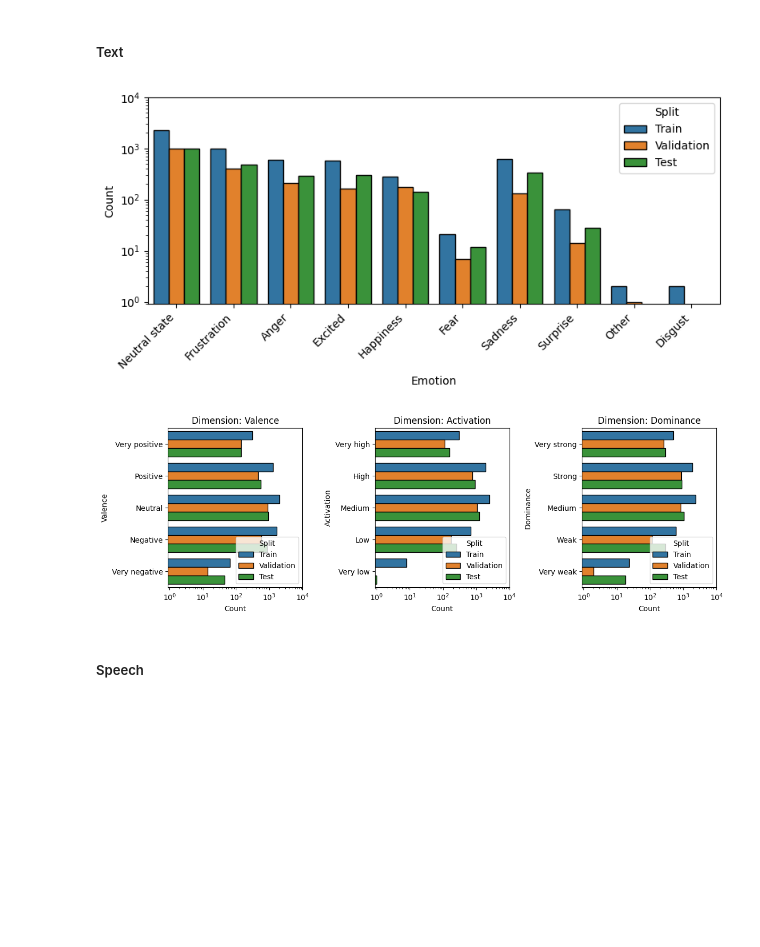
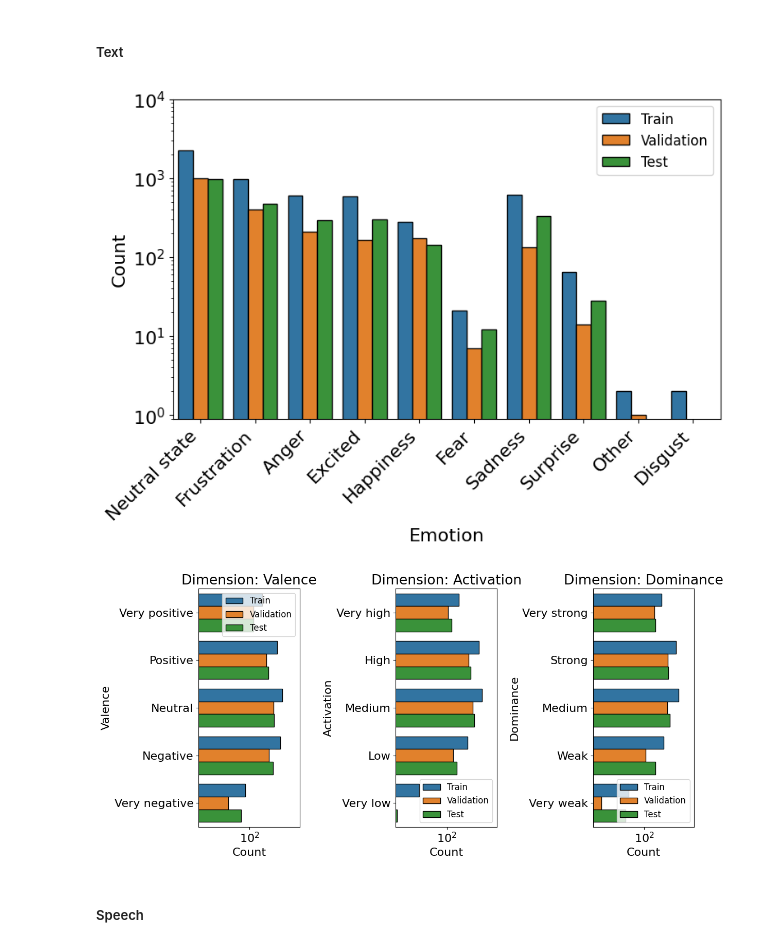
Before and after one commit to vincenzo-scotti/programmable_chatbot, a Jupyter notebook: notebooks/data.ipynb, the cells around one changed output. Cells and saved outputs as stored; diff of their text form; code cells hidden in the pictures; blank space fills up the shorter version.

```diff
--- a/notebooks/data.ipynb
+++ b/notebooks/data.ipynb
@@ -14,5 +15,7 @@ import pandas as pd
 from matplotlib import pyplot as plt
 import seaborn as sns
+# %%
+matplotlib.rcParams.update({'font.size': 16})
 # %%
 from transformers import AutoTokenizer
 # %%
@@ -260,23 +266,24 @@ tmp_df = pd.DataFrame(
     columns=COLUMNS_IEMOCAP
 )
 # %%
-fig = plt.figure(figsize=(8, 4))
+fig = plt.figure(figsize=(8, 6))
 sns.countplot(data=tmp_df, x='Emotion', hue='Split', linewidth=1., edgecolor='0')
 plt.xticks(rotation=45, ha='right')
 plt.yscale('log')
 plt.ylim([0.9, 1e4])
 plt.ylabel('Count')
+plt.legend(loc='best', fontsize=12)
 plt.tight_layout()
 plt.show()
 # %% [output]
-[figure, old version]
+[figure, new version]
 # %%
 fig.savefig('iemocapemocat.pdf', bbox_inches='tight')
 # %%
 fig, axes = plt.subplots(
     nrows=1,
     ncols=3,
-    figsize=(12,4),
+    figsize=(12,6),
     sharex=True
 )
 
@@ -288,11 +295,12 @@ for i, (label, label_order) in enumerate(zip(COLUMNS_IEMOCAP[-3:], COL_ORDER_I_L
     axes[i].set_xscale('log')
     axes[i].set_xlim([0.9, 1e4])
     axes[i].set_xlabel('Count')
+    axes[i].legend(loc='best', fontsize=12)
 
 plt.tight_layout()
 plt.show()
 # %% [output]
-[figure, old version]
+[figure, new version]
 # %%
 fig.savefig('iemocapemodim.pdf', bbox_inches='tight')
 # %% [markdown]
```
Also changed, not shown: parts of 12 cells of this notebook, 2 other files.
